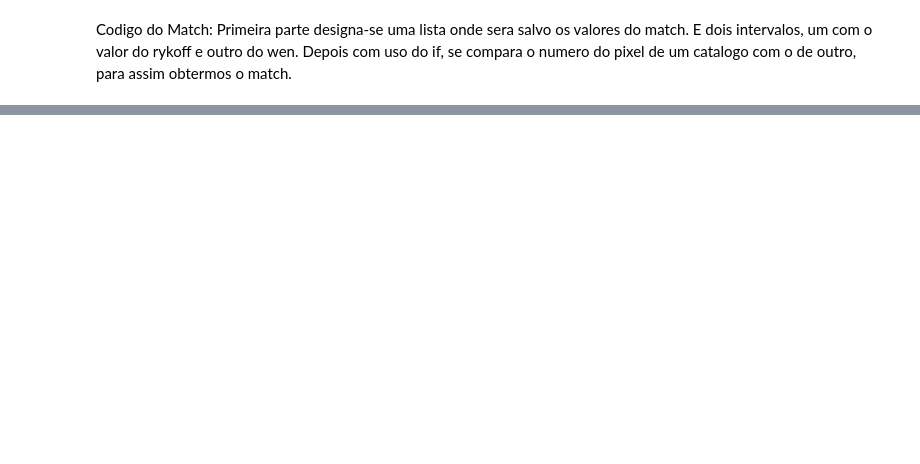
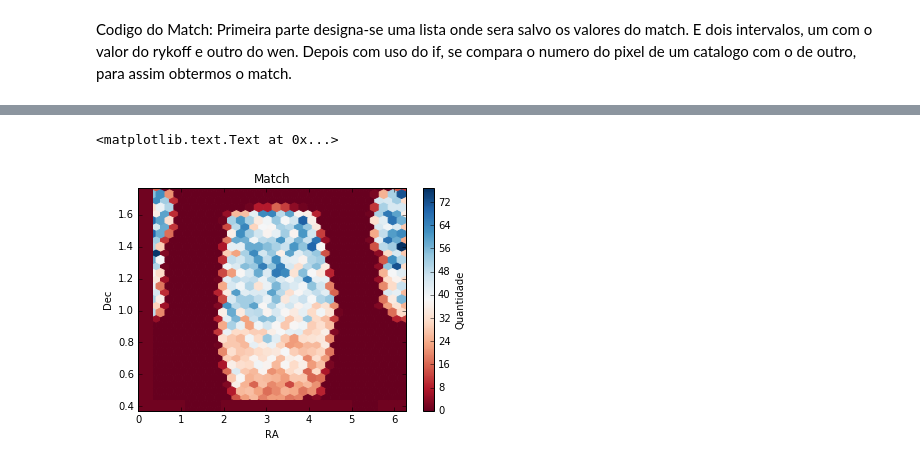
Before and after one commit to clusteron/comparison, a Jupyter notebook: area.ipynb, the cells around one changed output, grey strips where cells are left out. Saved outputs shown, nothing was run; the diff lists cells and outputs as text; code cells hidden in the pictures; blank space fills up the shorter version.

```diff
--- a/area.ipynb
+++ b/area.ipynb
@@ -174,0 +162,14 @@ plt.legend(loc = 2)
+# %%
+# Grafico de Nside = 128, area do pixel = 0.209, len(match) = 18958
+x = match[1]
+y = match[0]
+gridsize = 30
+plt.hexbin(x, y, gridsize=gridsize, marginals=True, cmap=plt.cm.RdBu)
+plt.xlabel('RA')
+plt.ylabel('Dec')
+cb = plt.colorbar()
+cb.set_label('Quantidade')
+plt.title('Match')
+# %% [output]
+<matplotlib.text.Text at 0x...>
+[figure, added]
```
Also changed, not shown: parts of 30 cells of this notebook.
